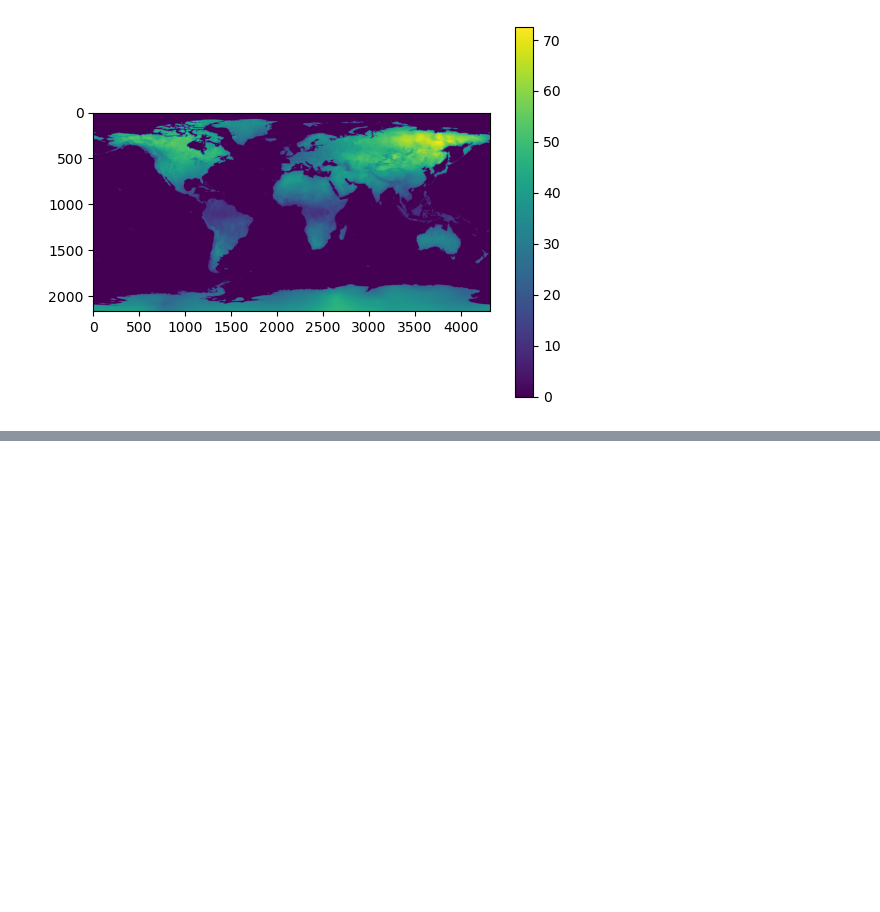
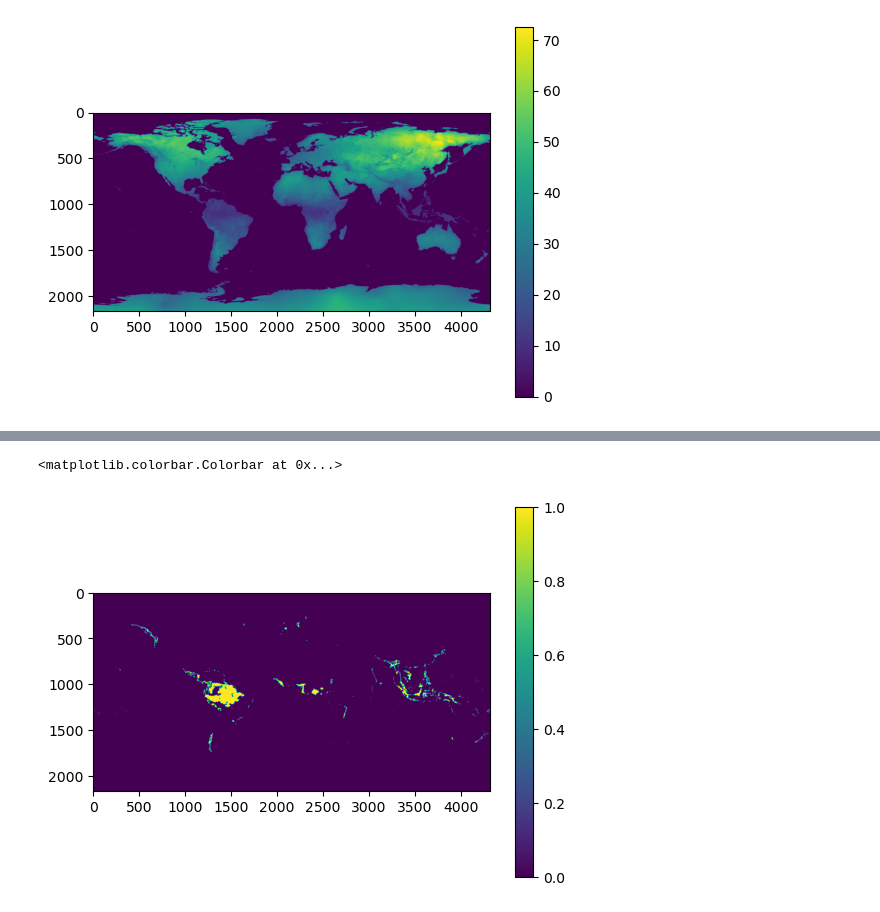
Before and after one commit to deekenyah1/final_year_worldclim, a Jupyter notebook: RASTERIO PROJECT.ipynb, the cells around one changed output, grey strips where cells are left out. Cells and saved outputs as stored; diff of their text form; code cells hidden in the pictures; blank space fills up the shorter version.

```diff
--- a/RASTERIO PROJECT.ipynb
+++ b/RASTERIO PROJECT.ipynb
@@ -786,0 +780,6 @@ np.where((data != nodata) == zero_array1)
+# %%
+plt.imshow(bio_res==2)
+plt.colorbar()
+# %% [output]
+<matplotlib.colorbar.Colorbar at 0x...>
+[figure, added]
```
Also changed, not shown: parts of 155 cells of this notebook, 6 other files.
